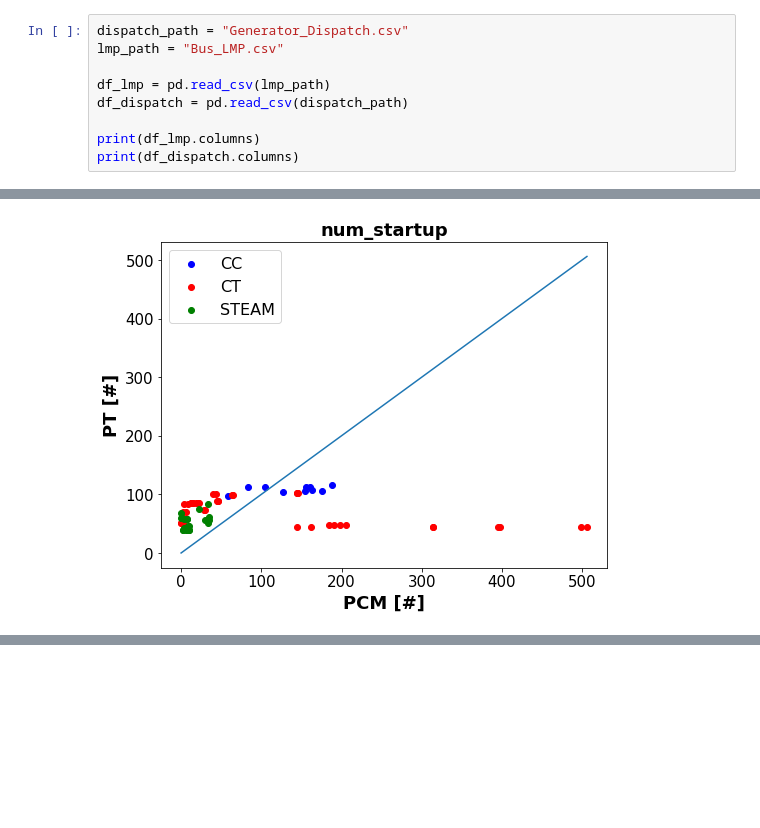
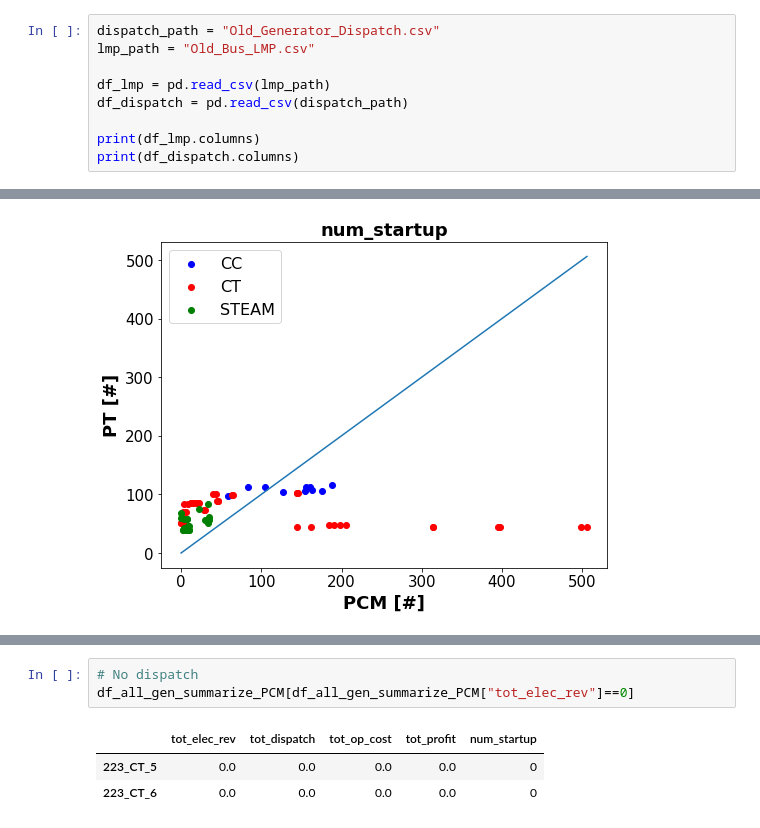
Before and after one commit to Xinhe-Chen/RTS-GMLC-PT, a Jupyter notebook: Notebook/PT_Fossil_Results_Analysis.ipynb, the cells around one changed output, grey strips where cells are left out. Drawn from its saved outputs; the diff is of its cells as text; blank space fills up the shorter version.

```diff
--- a/Notebook/PT_Fossil_Results_Analysis.ipynb
+++ b/Notebook/PT_Fossil_Results_Analysis.ipynb
@@ -89,8 +89,8 @@ df_all_gen_summarize_PT
 # %% [markdown]
 ## Read the Prescient Results
 # %%
-dispatch_path = "Generator_Dispatch.csv"
-lmp_path = "Bus_LMP.csv"
+dispatch_path = "Old_Generator_Dispatch.csv"
+lmp_path = "Old_Bus_LMP.csv"
 
 df_lmp = pd.read_csv(lmp_path)
 df_dispatch = pd.read_csv(dispatch_path)
@@ -406,0 +547,7 @@ for k1, k2 in zip(xc_result["Dispatch"].keys(), kay_result["Dispatch"].keys()):
+# %%
+# No dispatch
+df_all_gen_summarize_PCM[df_all_gen_summarize_PCM["tot_elec_rev"]==0]
+# %% [output]
+|  | tot_elec_rev | tot_dispatch | tot_op_cost | tot_profit | num_startup |
+| 223_CT_5 | 0.0 | 0.0 | 0.0 | 0.0 | 0 |
+| 223_CT_6 | 0.0 | 0.0 | 0.0 | 0.0 | 0 |
```
Also changed, not shown: parts of 24 cells of this notebook, 5 other files.
